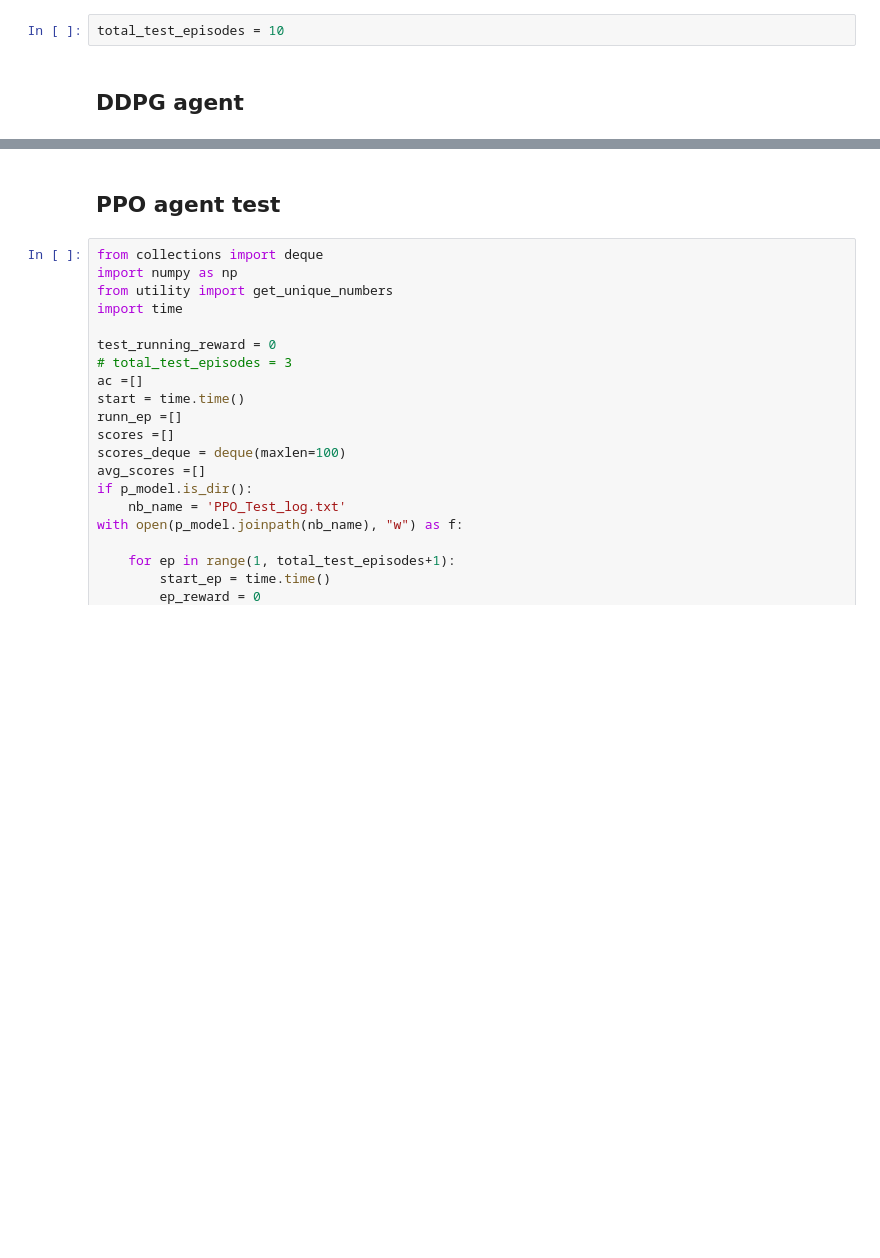
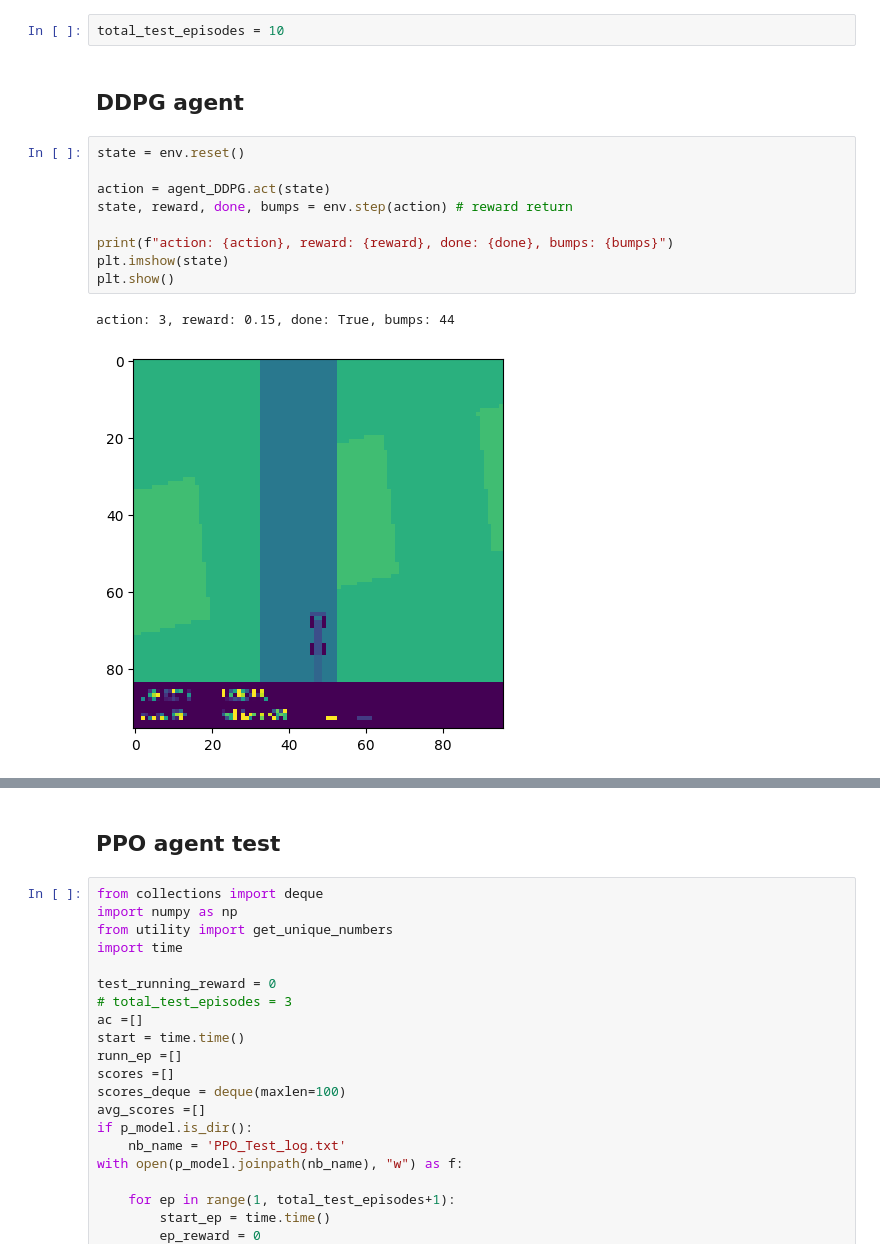
Before and after one commit to zhang-zengjie/Reward4Driving, a Jupyter notebook: LoadModelNTest.ipynb, the cells around one changed output, grey strips where cells are left out. Cells and saved outputs as stored; diff of their text form; blank space fills up the shorter version.

```diff
--- a/LoadModelNTest.ipynb
+++ b/LoadModelNTest.ipynb
@@ -200,6 +204,18 @@ PPO folders:[WindowsPath('Model/PPO/PPO_reshape_timeout'), WindowsPath('Model/PP
 total_test_episodes = 10
 # %% [markdown]
 ## DDPG agent
+# %%
+state = env.reset()
+
+action = agent_DDPG.act(state)
+state, reward, done, bumps = env.step(action) # reward return
+
+print(f"action: {action}, reward: {reward}, done: {done}, bumps: {bumps}")
+plt.imshow(state)
+plt.show()
+# %% [output]
+action: 3, reward: 0.15, done: True, bumps: 44
+[figure, added]
 # %%
 from collections import deque
 import numpy as np
```
Also changed, not shown: parts of 6 cells of this notebook, 2 other files.
